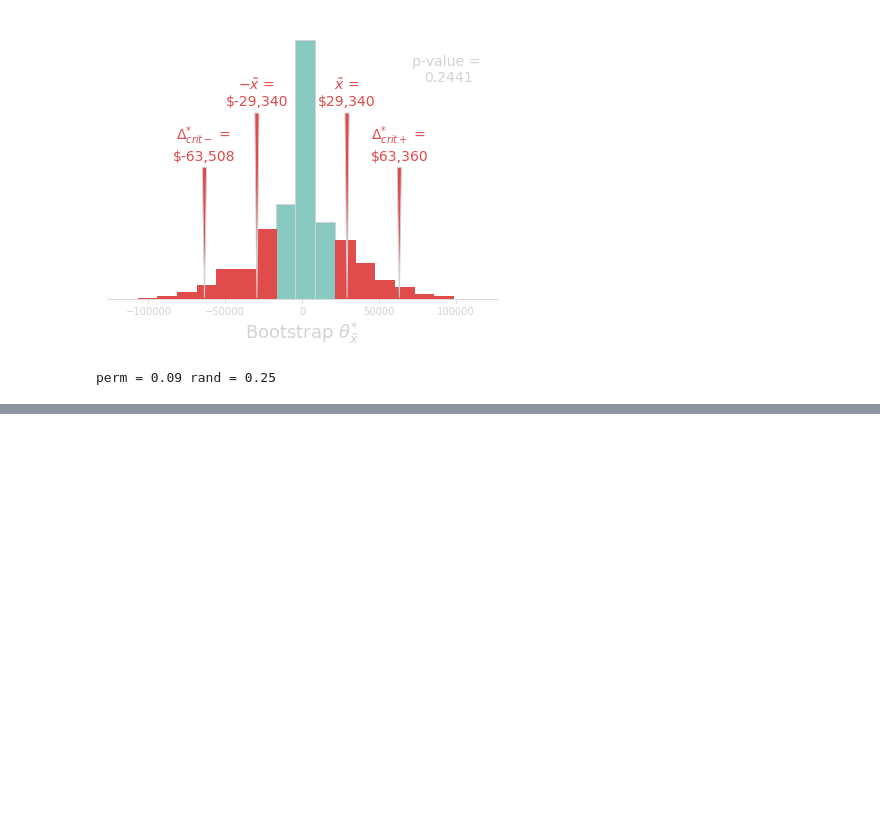
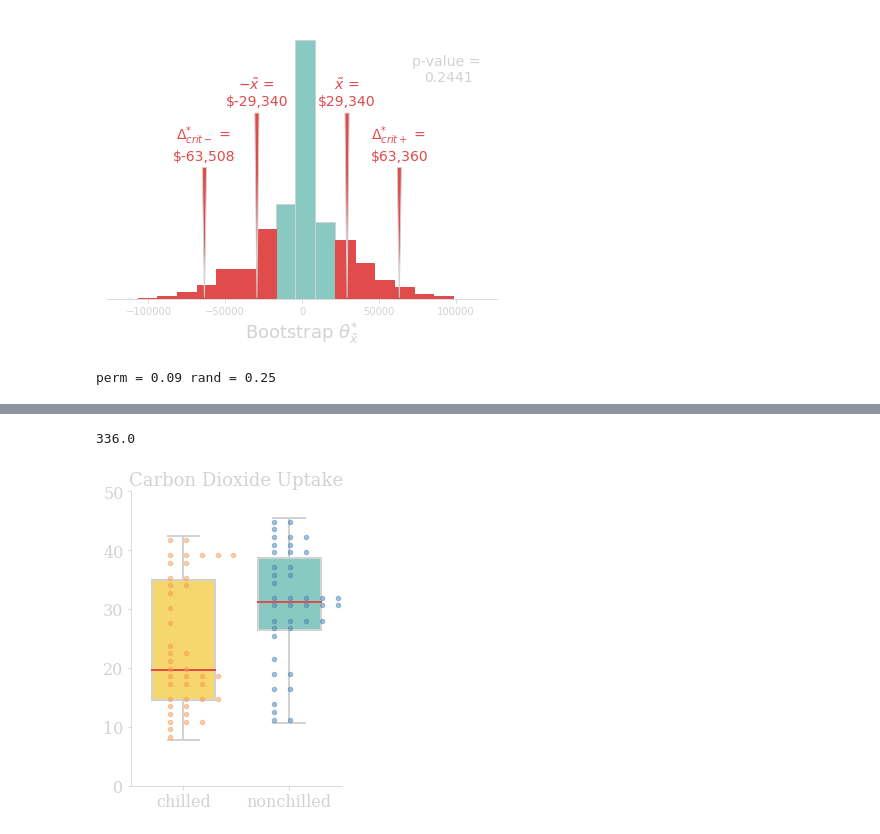
Before and after one commit to Khlick/LS40-Lectures, a Jupyter notebook: lib/_notebooks/Lectures 7-8.ipynb, the cells around one changed output, grey strips where cells are left out. Drawn from its saved outputs; the diff is of its cells as text; code cells hidden in the pictures; blank space fills up the shorter version.

```diff
--- a/lib/_notebooks/Lectures 7-8.ipynb
+++ b/lib/_notebooks/Lectures 7-8.ipynb
@@ -421,0 +511,67 @@ perm = 0.09 rand = 0.25
+# %%
+288*420/360
+# %% [output]
+336.0
+# %%
+# make a boxplot
+def sweepMean(ar,ofst=0):
+    ar = np.array(ar);
+    return ar - np.mean(ar)+ofst
+
+boxcols = ['yellow', 'blue'];
+dotcols = ['orange', 'satBlue'];
+
+
+fig = pyp.figure(figsize=(4,5))
+axs = fig.subplots();
+axs = utils.multiX(ax=axs,n=2,concatOriginal=True,concatFirst=False);
+bxs = co2.boxplot(
+    'uptake',
+    by='Treatment',
+    ax = axs[0],
+    grid=False,
+    return_type='dict',
+    patch_artist=True,
+    widths=0.6
+);
+for bb in bxs['uptake']:
+    for b in range(len(bxs['uptake'][bb])):
+        if bb == 'medians':
+            bxs['uptake'][bb][b].set(color=col['red'], linewidth=2);
+            continue
+        if bb == 'boxes':
+            bxs['uptake'][bb][b].set(edgecolor=col['grey'], linewidth=2, facecolor = col[boxcols[b]]);
+            continue
+
+        bxs['uptake'][bb][b].set(color=col['grey'], linewidth=2);
+
+axs[0].set_title('Carbon Dioxide Uptake',size=18);
+axs[0].set_xlabel('')
+for ax in axs:
+    ax.set_ylim((0,50));
+    ax.tick_params(axis='both', labelsize = 16);
+    if ax is not axs[-1]:
+        ax.axis('off');
+
+
+# Remove text overlay
+for cc in fig.get_children():
+    if isinstance(cc, mpl.text.Text):
+        cc.remove();
+
+# Overlay the points
+for d in range(len(groupDots)):
+    axs[1].scatter(
+        sweepMean(st.linRescale(val=groupDots[d]['y'],newRange = (-0.3,0.3)),d+1),
+        groupDots[d]['x'],
+        color=col[dotcols[d]],
+        marker='.',
+        s=80,
+        alpha = 0.5,
+
+    );
+
+fig.tight_layout();
+fig.savefig('../img/CO2_box.svg', transparent=True);
+# %% [output]
+[figure, added]
```
Also changed, not shown: parts of 18 cells of this notebook, 17 other files.
